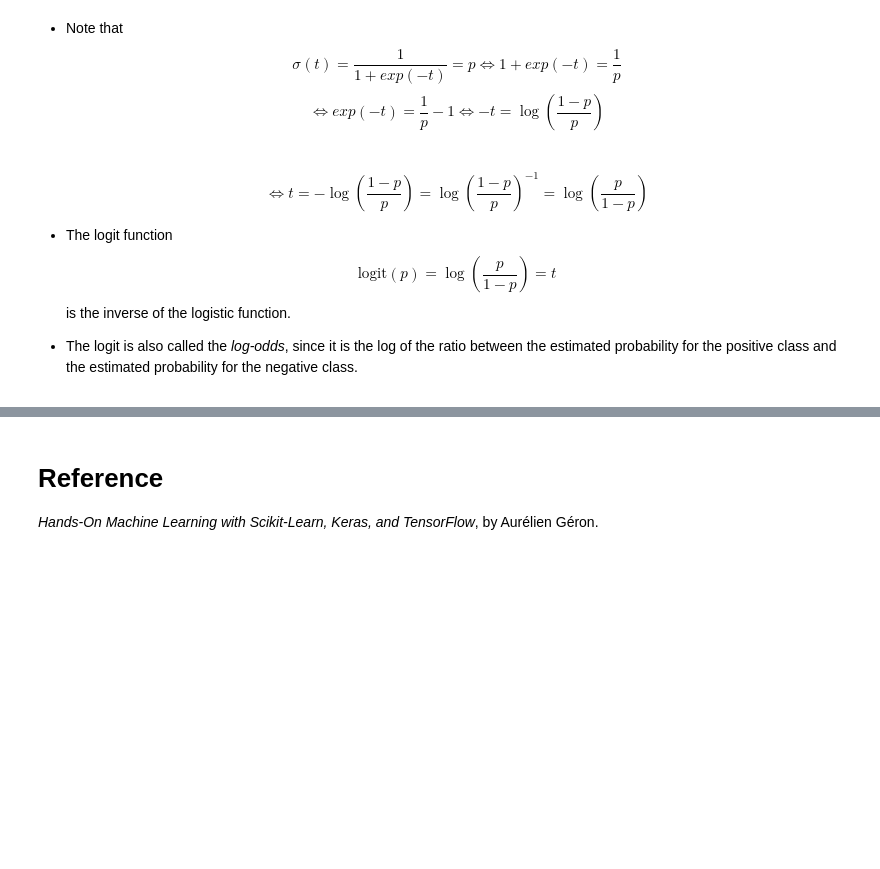
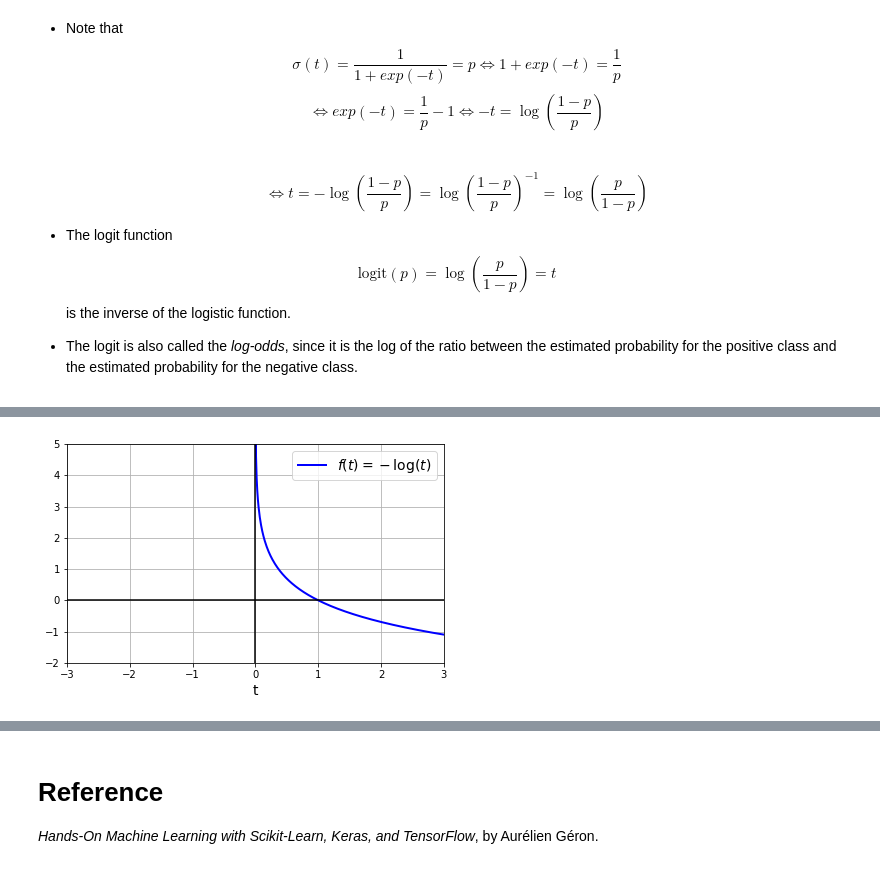
Before and after one commit to ssuzana/Machine-Learning-Notebooks, a Jupyter notebook: Basic_ML_Models.ipynb, the cells around one changed output, grey strips where cells are left out. Saved outputs shown, nothing was run; the diff lists cells and outputs as text; code cells hidden in the pictures; blank space fills up the shorter version.

```diff
--- a/Basic_ML_Models.ipynb
+++ b/Basic_ML_Models.ipynb
@@ -826,0 +838,19 @@ is the inverse of the logistic function.
+# %%
+# generate plot of the function f(t)=-log(t)
+
+t = np.arange(0.000001,10, 0.01)
+y = -np.log(t)
+
+plt.plot(t, y, "b-", linewidth=2, label=r"$f(t)=-\log(t)$")
+plt.xlabel("t")
+plt.legend(loc="upper right")
+plt.axis([-3, 3, -2, 5])
+plt.grid()
+
+# Highlighting axis at x=0 and y=0
+plt.axhline(y=0, color='k')
+plt.axvline(x=0, color='k')
+save_fig("logistic_function_plot")
+plt.show()
+# %% [output]
+[figure, added]
```
Also changed, not shown: parts of 16 cells of this notebook.
